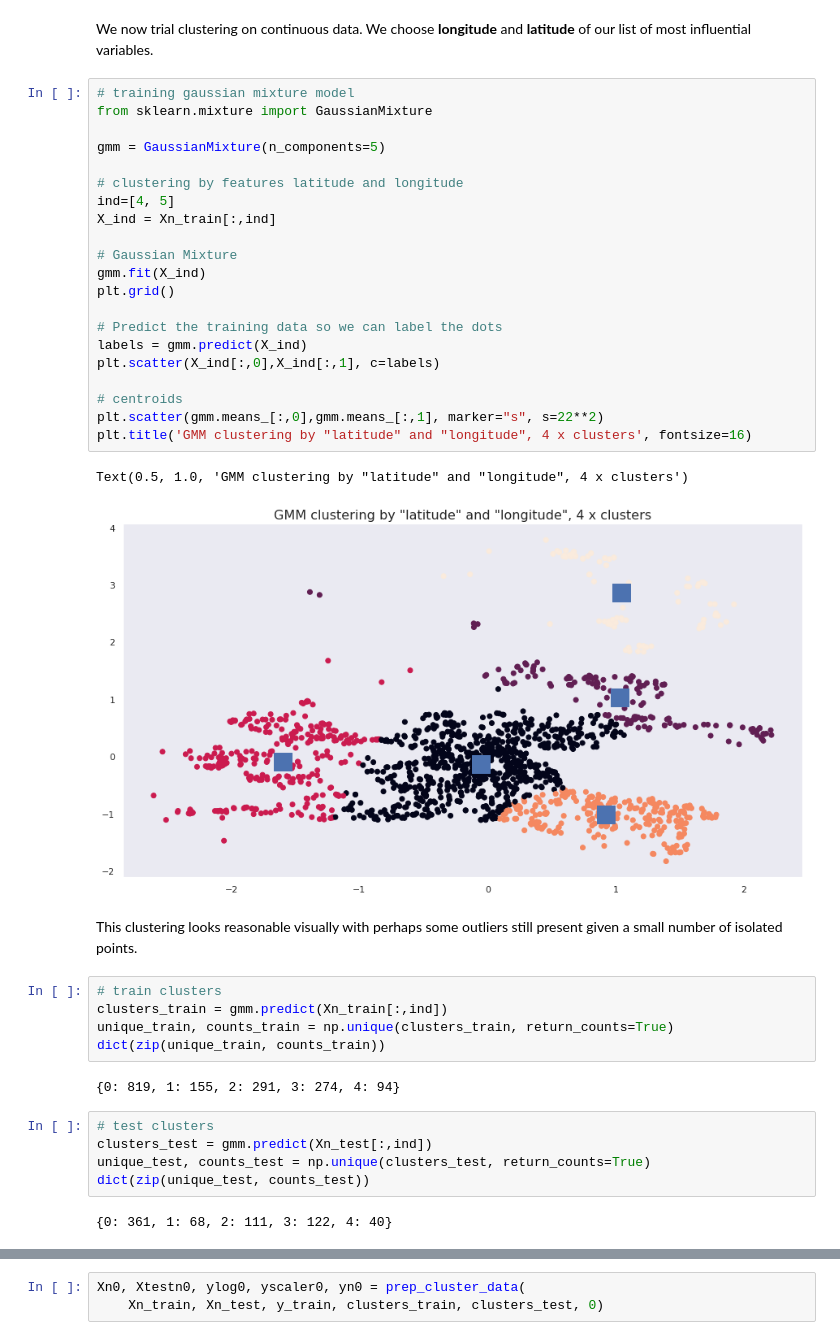
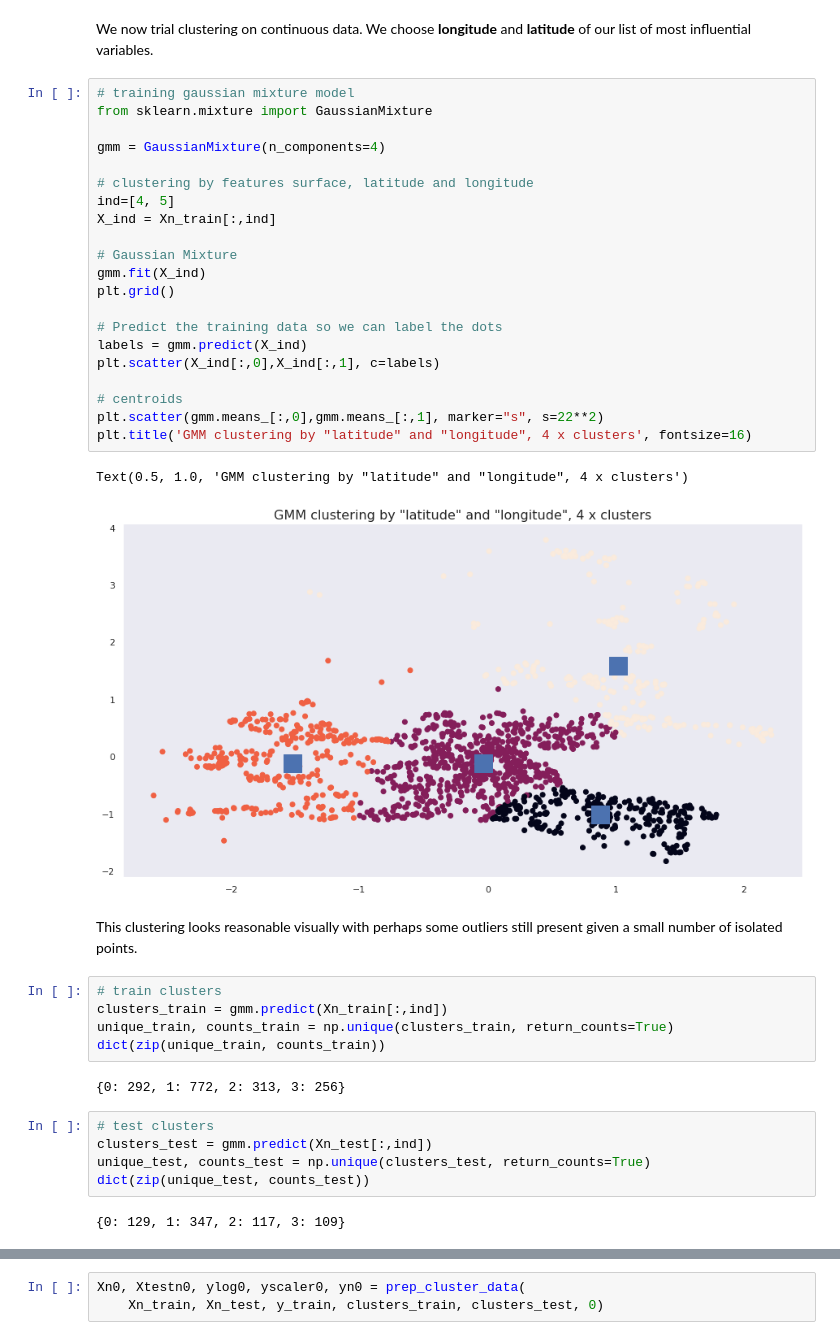
Before and after one commit to jimgibb/ET5003_SEM1_2021-2, a Jupyter notebook: Week-5/ET5003_KaggleCompetition.ipynb, the cells around one changed output, grey strips where cells are left out. Cells and saved outputs as stored; diff of their text form.

```diff
--- a/Week-5/ET5003_KaggleCompetition.ipynb
+++ b/Week-5/ET5003_KaggleCompetition.ipynb
@@ -1002,27 +1019,27 @@ We now trial clustering on continuous data. We choose **longitude** and **latitu
 # %%
 # training gaussian mixture model
 from sklearn.mixture import GaussianMixture
 
-gmm = GaussianMixture(n_components=5)
+gmm = GaussianMixture(n_components=4)
 
-# clustering by features latitude and longitude
+# clustering by features surface, latitude and longitude
 ind=[4, 5]
 X_ind = Xn_train[:,ind]
 
 # Gaussian Mixture
 gmm.fit(X_ind)
 plt.grid()
 
 # Predict the training data so we can label the dots
 labels = gmm.predict(X_ind)
 plt.scatter(X_ind[:,0],X_ind[:,1], c=labels)
 
 # centroids
 plt.scatter(gmm.means_[:,0],gmm.means_[:,1], marker="s", s=22**2)
 plt.title('GMM clustering by "latitude" and "longitude", 4 x clusters', fontsize=16)
 # %% [output]
 Text(0.5, 1.0, 'GMM clustering by "latitude" and "longitude", 4 x clusters')
-[figure, old version]
+[figure, new version]
 # %% [markdown]
 This clustering looks reasonable visually with perhaps some outliers still present given a small number of isolated points.
 # %%
@@ -1031,11 +1048,11 @@ clusters_train = gmm.predict(Xn_train[:,ind])
 unique_train, counts_train = np.unique(clusters_train, return_counts=True)
 dict(zip(unique_train, counts_train))
 # %% [output]
-{0: 819, 1: 155, 2: 291, 3: 274, 4: 94}
+{0: 292, 1: 772, 2: 313, 3: 256}
 # %%
 # test clusters
 clusters_test = gmm.predict(Xn_test[:,ind])
 unique_test, counts_test = np.unique(clusters_test, return_counts=True)
 dict(zip(unique_test, counts_test))
 # %% [output]
-{0: 361, 1: 68, 2: 111, 3: 122, 4: 40}
+{0: 129, 1: 347, 2: 117, 3: 109}
```
Also changed, not shown: parts of 26 cells of this notebook.
